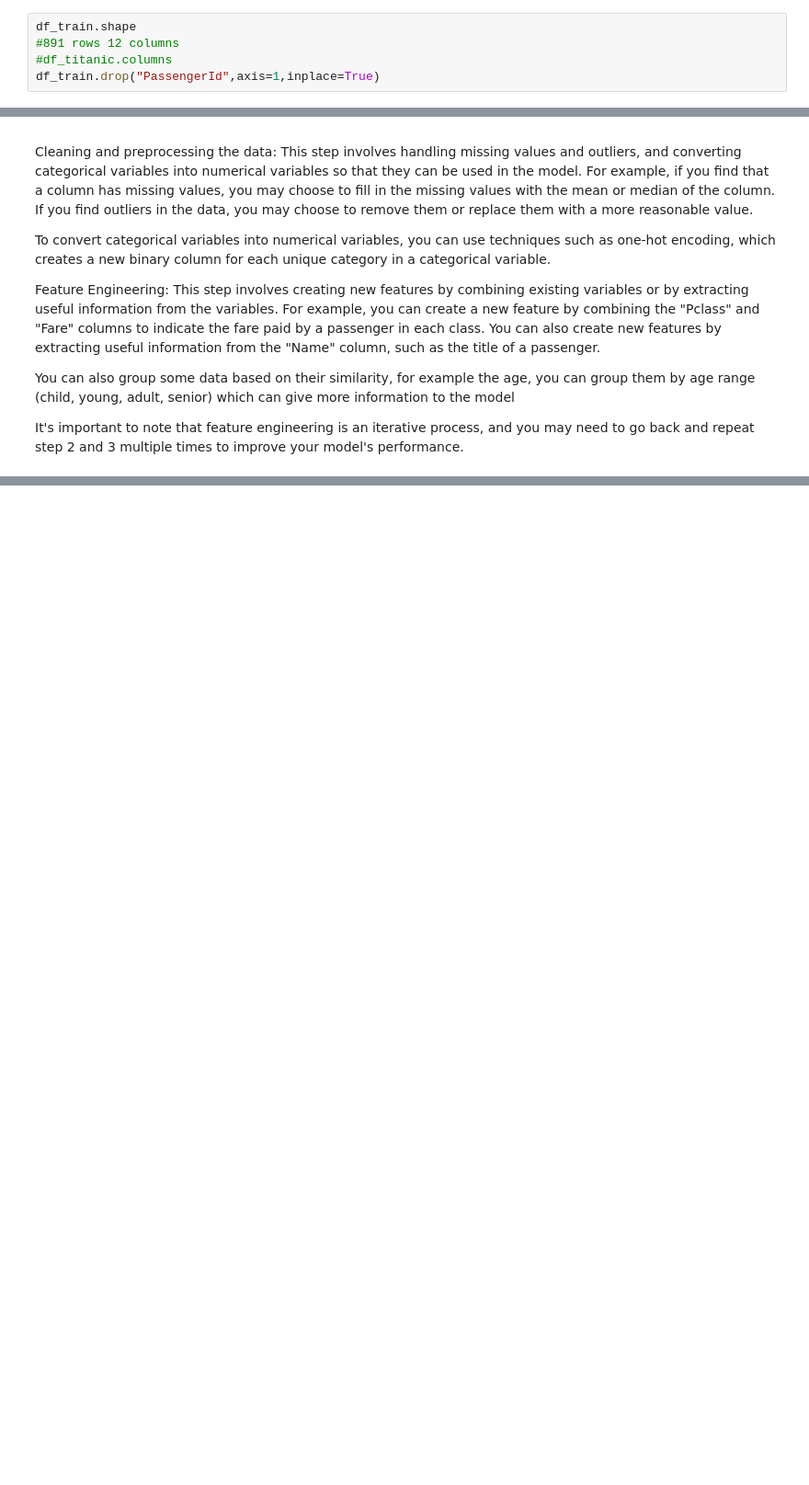
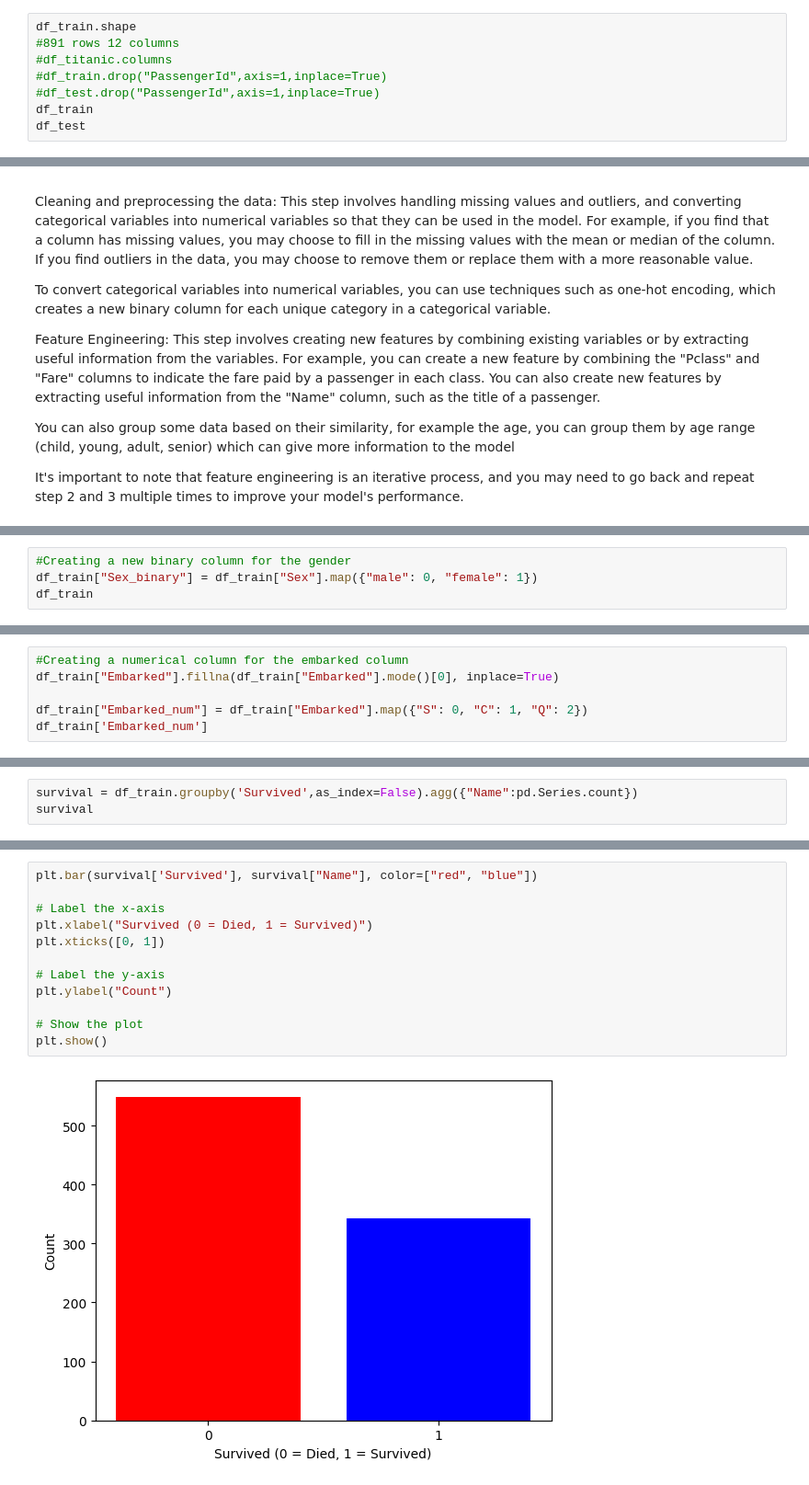
Before and after one commit to JustAnotherHeroRiding/KAGGLE-Titanic-Dataset, a Jupyter notebook: titanickagglenb.ipynb, the cells around one changed output, grey strips where cells are left out. Shown: that part at 92% size. Drawn from its saved outputs; the diff is of its cells as text; blank space fills up the shorter version.

```diff
--- a/titanickagglenb.ipynb
+++ b/titanickagglenb.ipynb
@@ -60,4 +60,7 @@ df_test = pd.read_csv('test.csv')
 df_train.shape
 #891 rows 12 columns
 #df_titanic.columns
-df_train.drop("PassengerId",axis=1,inplace=True)
+#df_train.drop("PassengerId",axis=1,inplace=True)
+#df_test.drop("PassengerId",axis=1,inplace=True)
+df_train
+df_test
@@ -118,0 +208,4 @@ It's important to note that feature engineering is an iterative process, and you
+# %%
+#Creating a new binary column for the gender
+df_train["Sex_binary"] = df_train["Sex"].map({"male": 0, "female": 1})
+df_train
@@ -118,0 +243,6 @@ It's important to note that feature engineering is an iterative process, and you
+# %%
+#Creating a numerical column for the embarked column
+df_train["Embarked"].fillna(df_train["Embarked"].mode()[0], inplace=True)
+
+df_train["Embarked_num"] = df_train["Embarked"].map({"S": 0, "C": 1, "Q": 2})
+df_train['Embarked_num']
@@ -118,0 +285,3 @@ It's important to note that feature engineering is an iterative process, and you
+# %%
+survival = df_train.groupby('Survived',as_index=False).agg({"Name":pd.Series.count})
+survival
@@ -118,0 +292,14 @@ It's important to note that feature engineering is an iterative process, and you
+# %%
+plt.bar(survival['Survived'], survival["Name"], color=["red", "blue"])
+
+# Label the x-axis
+plt.xlabel("Survived (0 = Died, 1 = Survived)")
+plt.xticks([0, 1])
+
+# Label the y-axis
+plt.ylabel("Count")
+
+# Show the plot
+plt.show()
+# %% [output]
+[figure, added]
```
Also changed, not shown: parts of 44 cells of this notebook, 5 other files.
